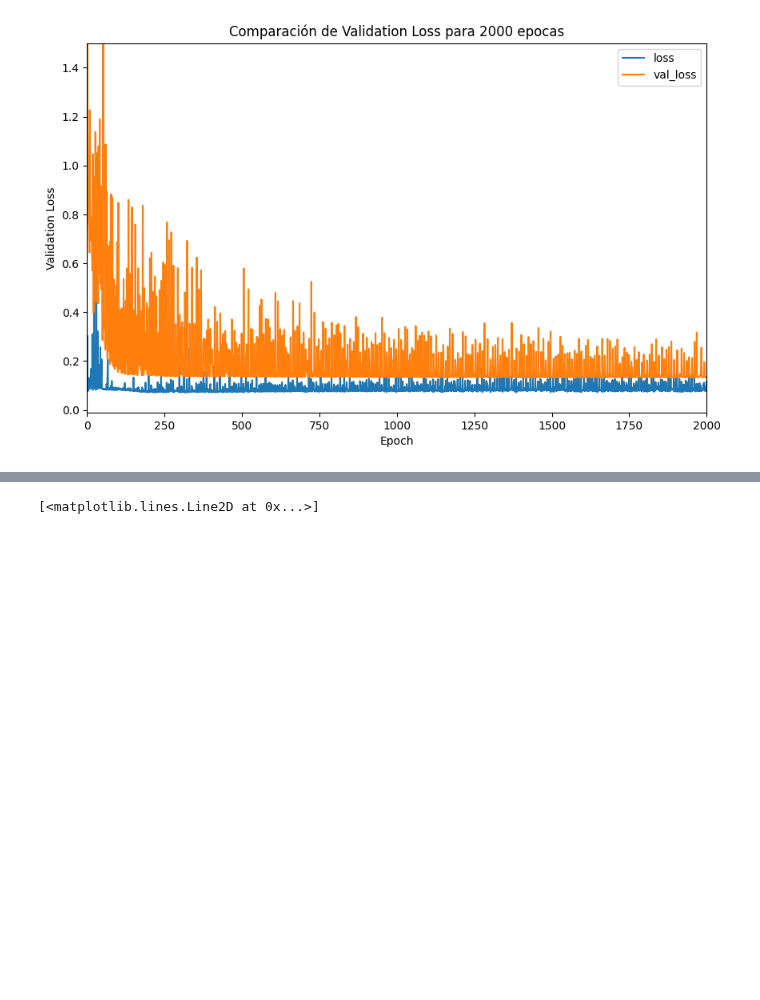
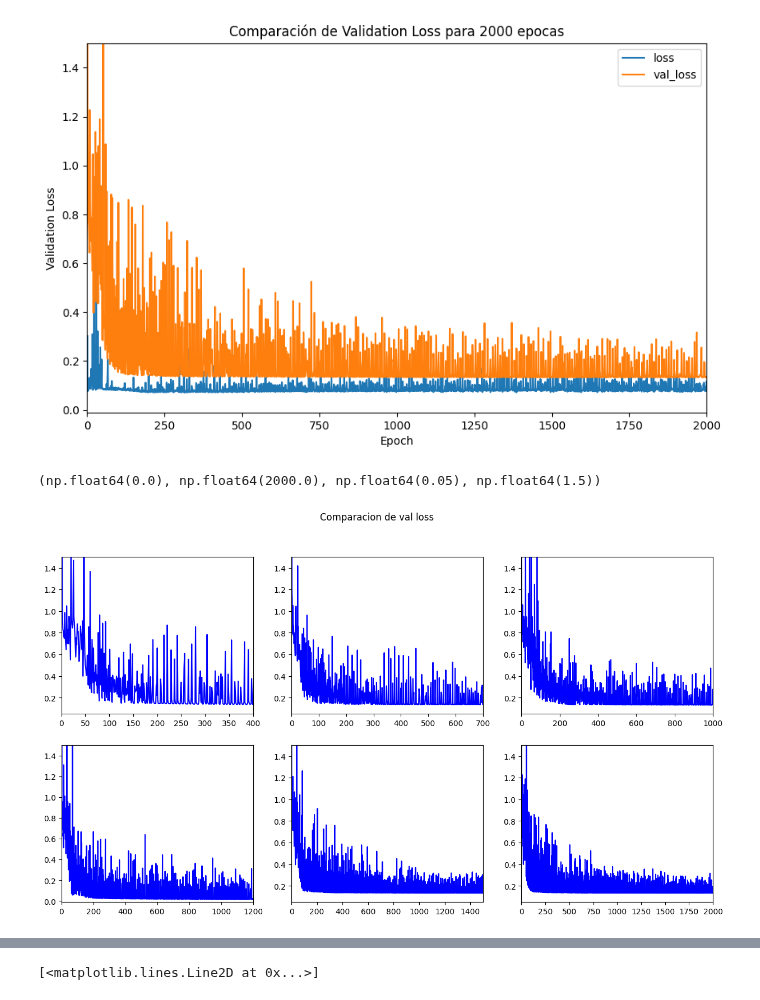
Before and after one commit to AstroDolan/ML-team, a Jupyter notebook: PINN-Thesis/PINN-Params/Epochs/EpPlot-PINN.ipynb, the cells around one changed output, grey strips where cells are left out. Saved outputs shown, nothing was run; the diff lists cells and outputs as text; code cells hidden in the pictures; blank space fills up the shorter version.

Commit message:
Subplot created

```diff
--- a/PINN-Thesis/PINN-Params/Epochs/EpPlot-PINN.ipynb
+++ b/PINN-Thesis/PINN-Params/Epochs/EpPlot-PINN.ipynb
@@ -210,6 +217,24 @@ for i in range(len(ep)):
 [figure]
 [figure]
 [figure]
+# %%
+fig, ((ax1, ax2, ax3), (ax4, ax5, ax6)) = plt.subplots(2,3, figsize=(15, 8))
+fig.suptitle('Comparacion de val loss')
+ax1.plot(test400[1,:], label='val_loss 400 EPs', color='blue')
+ax1.axis([0, 400, 0.05, 1.5])
+ax2.plot(test700[1,:], label='val_loss 700 EPs', color='blue')
+ax2.axis([0, 700, 0.05, 1.5])
+ax3.plot(test1000[1,:], label='val_loss 1000 EPs', color='blue')
+ax3.axis([0, 1000, 0.05, 1.5])
+ax4.plot(test1200[1,:], label='val_loss 1200 EPs', color='blue')
+ax4.axis([0, 1200, -0.01, 1.5])
+ax5.plot(test1500[1,:], label='val_loss 1500 EPs', color='blue')
+ax5.axis([0, 1500, 0.05, 1.5])
+ax6.plot(test2000[1,:], label='val_loss 2000 EPs', color='blue')
+ax6.axis([0, 2000, 0.05, 1.5])
+# %% [output]
+(np.float64(0.0), np.float64(2000.0), np.float64(0.05), np.float64(1.5))
+[figure, added]
 # %%
 def morsepotential(q, D, alpha, E0, R_eq):
     return D*(1.0 - np.exp(-alpha*(q-R_eq)))**2 + E0
```
Also changed, not shown: parts of 2 cells of this notebook, 59 other files.
